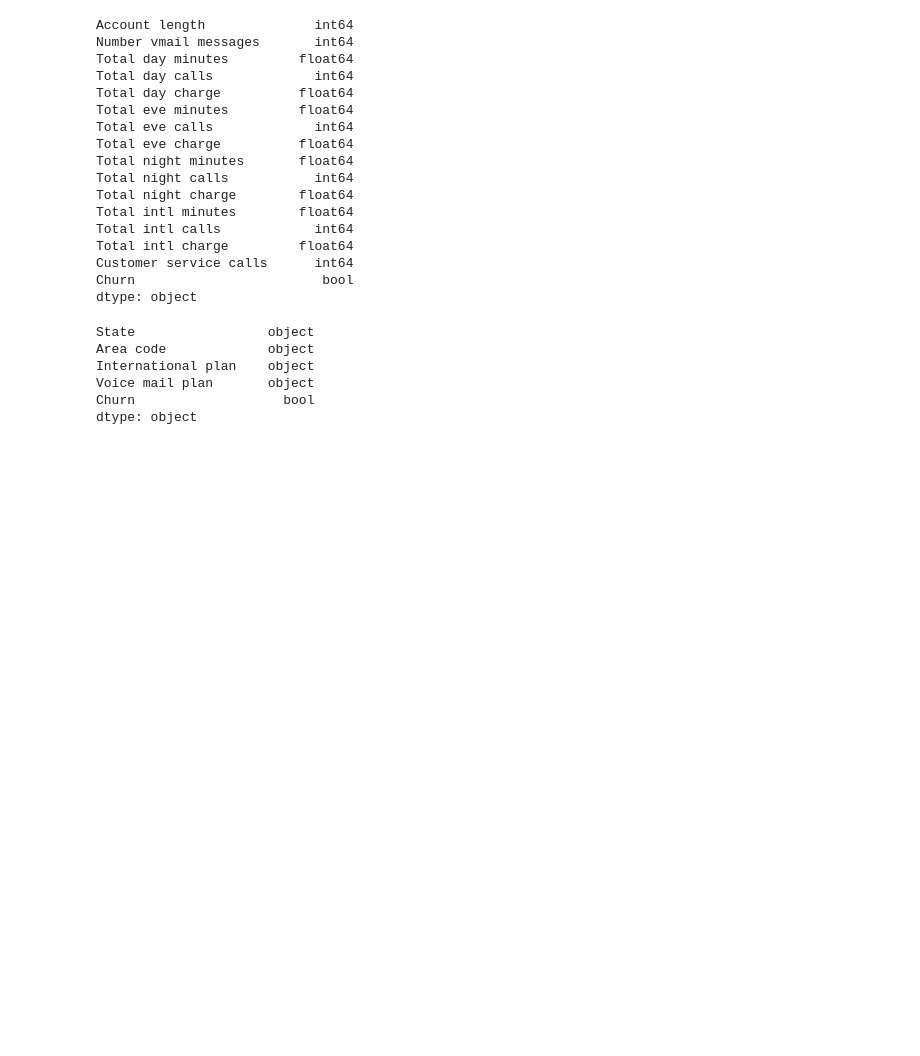
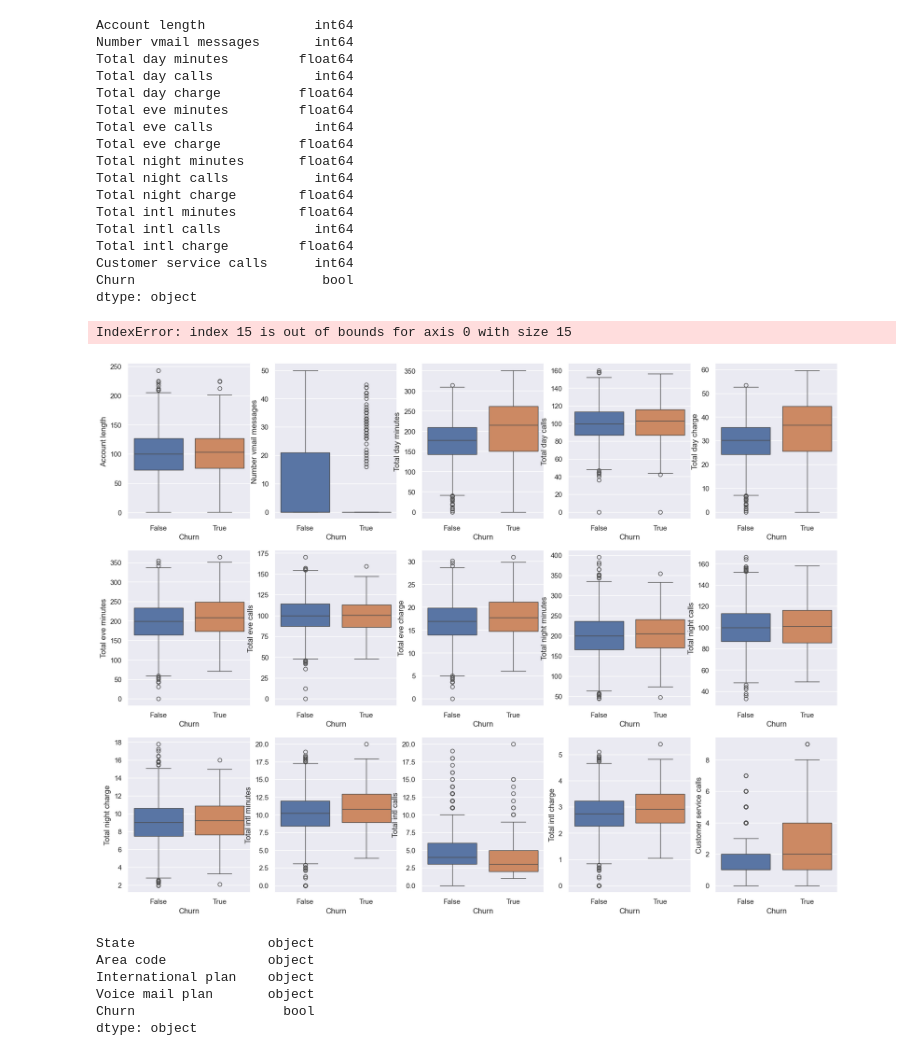
Before and after one commit to chuaqindi/sc1015-miniproject, a Jupyter notebook: All models.ipynb, the cells around one changed output. Saved outputs shown, nothing was run; the diff lists cells and outputs as text; code cells hidden in the pictures; blank space fills up the shorter version.

Commit message:
include boxplot

```diff
--- a/All models.ipynb
+++ b/All models.ipynb
@@ -92,6 +92,16 @@ Total intl charge         float64
 Customer service calls      int64
 Churn                        bool
 dtype: object
+# %%
+f, axes = plt.subplots(5,3, figsize=(20,15))
+axes = axes.ravel()
+count= 0
+for var in churn_num_data:
+    sb.boxplot(x=churndata['Churn'], y=churndata[var], ax = axes[count], palette="deep")
+    count +=1
+# %% [output]
+IndexError: index 15 is out of bounds for axis 0 with size 15
+[figure, added]
 # %%
 churn_cat_data = churndata.select_dtypes(include=[object,bool])
 # %%
```
